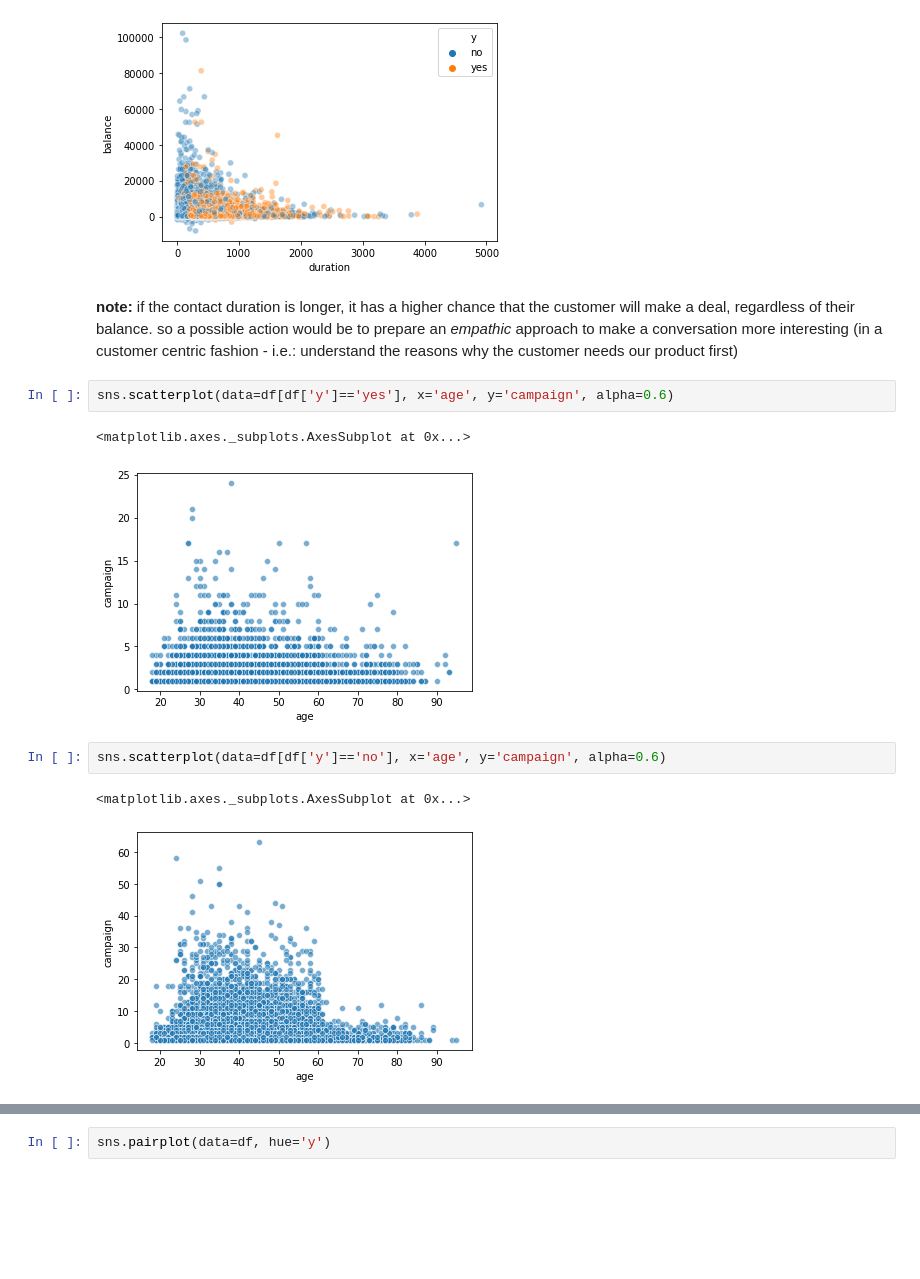
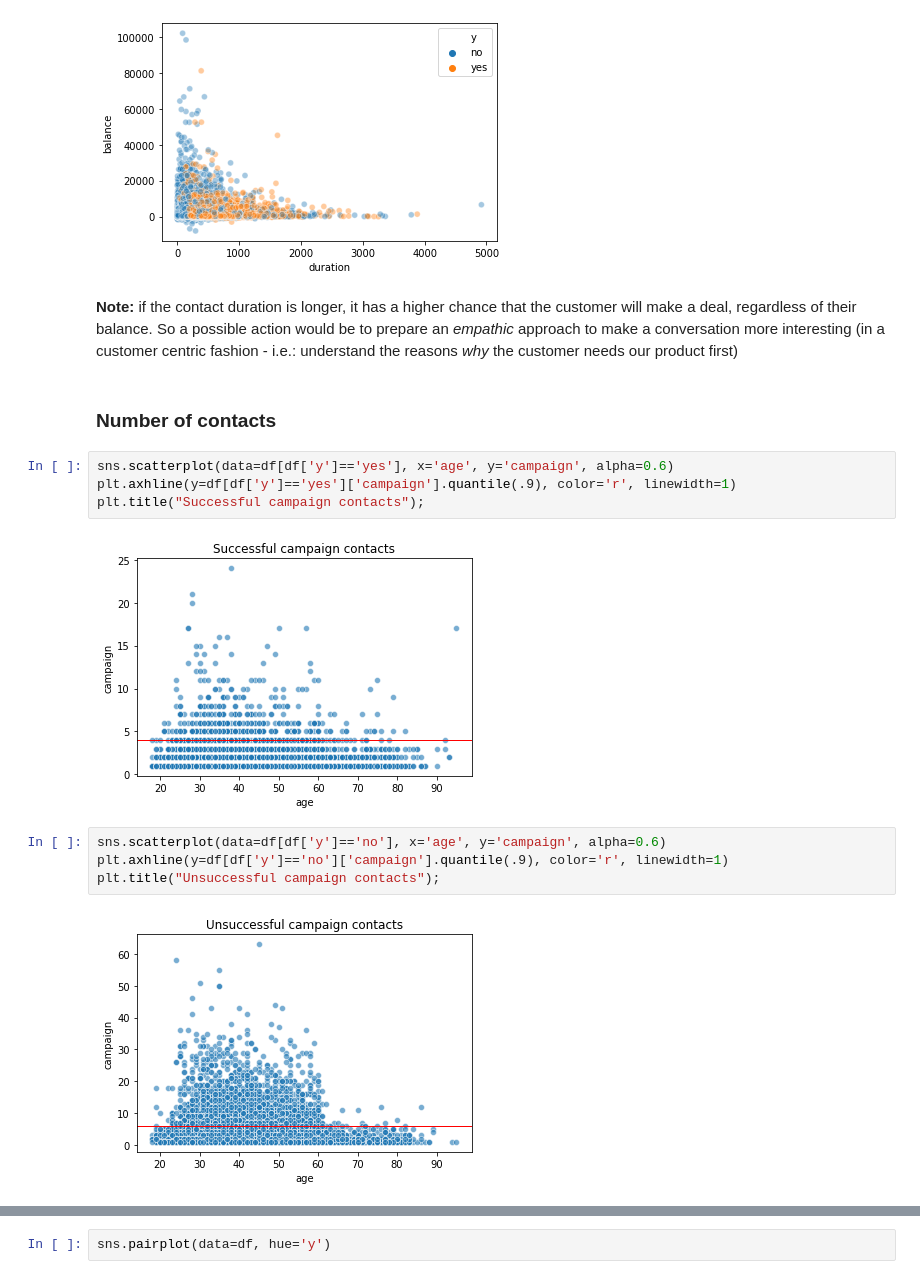
Before and after one commit to murilommen/data-insight-assessment, a Jupyter notebook: data_exploration.ipynb, the cells around one changed output, grey strips where cells are left out. Saved outputs shown, nothing was run; the diff lists cells and outputs as text; blank space fills up the shorter version.

```diff
--- a/data_exploration.ipynb
+++ b/data_exploration.ipynb
@@ -75,15 +115,19 @@ sns.scatterplot(data=df, x='duration', y='balance', hue='y', alpha=0.4)
 <matplotlib.axes._subplots.AxesSubplot at 0x...>
 [figure]
 # %% [markdown]
-**note:** if the contact duration is longer, it has a higher chance that the customer will make a deal, regardless of their balance. so a possible action would be to prepare an *empathic* approach to make a conversation more interesting (in a customer centric fashion - i.e.: understand the reasons why the customer needs our product first)
+**Note:** if the contact duration is longer, it has a higher chance that the customer will make a deal, regardless of their balance. So a possible action would be to prepare an *empathic* approach to make a conversation more interesting (in a customer centric fashion - i.e.: understand the reasons *why* the customer needs our product first)
+# %% [markdown]
+### Number of contacts
 # %%
 sns.scatterplot(data=df[df['y']=='yes'], x='age', y='campaign', alpha=0.6)
+plt.axhline(y=df[df['y']=='yes']['campaign'].quantile(.9), color='r', linewidth=1)
+plt.title("Successful campaign contacts");
 # %% [output]
-<matplotlib.axes._subplots.AxesSubplot at 0x...>
-[figure, old version]
+[figure, new version]
 # %%
 sns.scatterplot(data=df[df['y']=='no'], x='age', y='campaign', alpha=0.6)
+plt.axhline(y=df[df['y']=='no']['campaign'].quantile(.9), color='r', linewidth=1)
+plt.title("Unsuccessful campaign contacts");
 # %% [output]
-<matplotlib.axes._subplots.AxesSubplot at 0x...>
-[figure, old version]
+[figure, new version]
 # %% [markdown]
```
Also changed, not shown: parts of 79 cells of this notebook, 1 other file.
